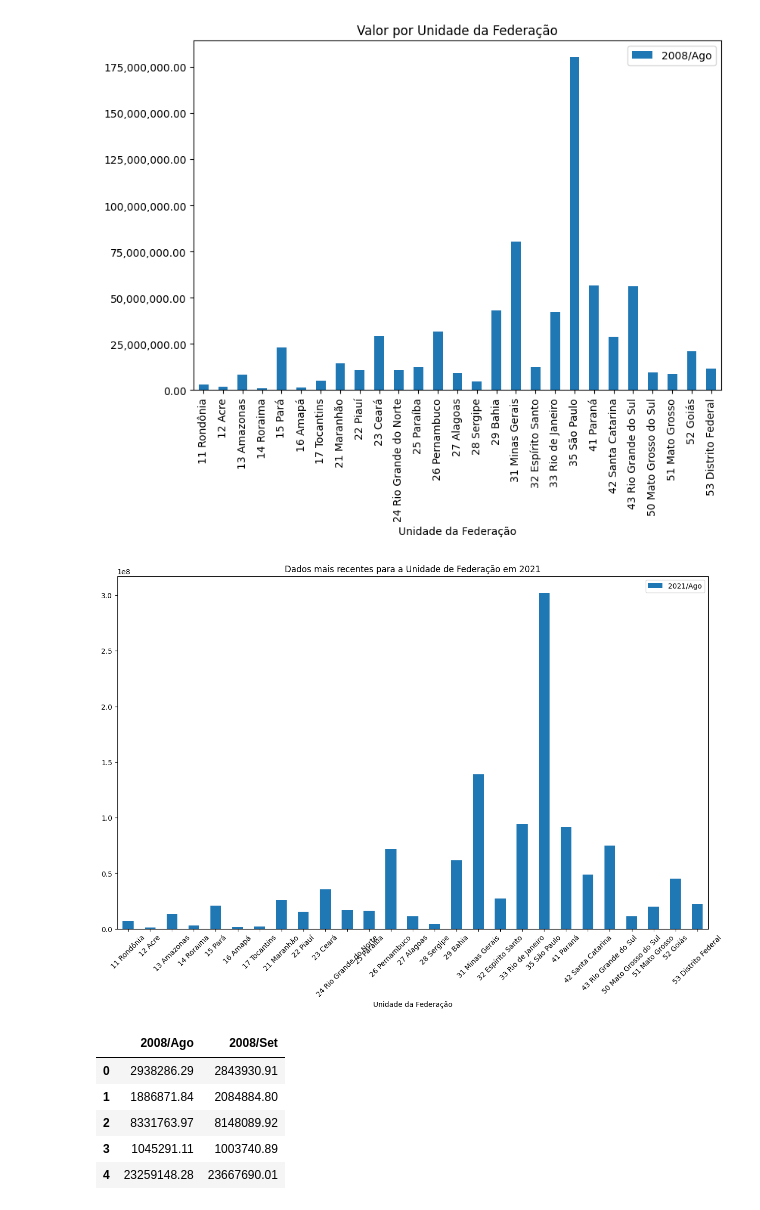
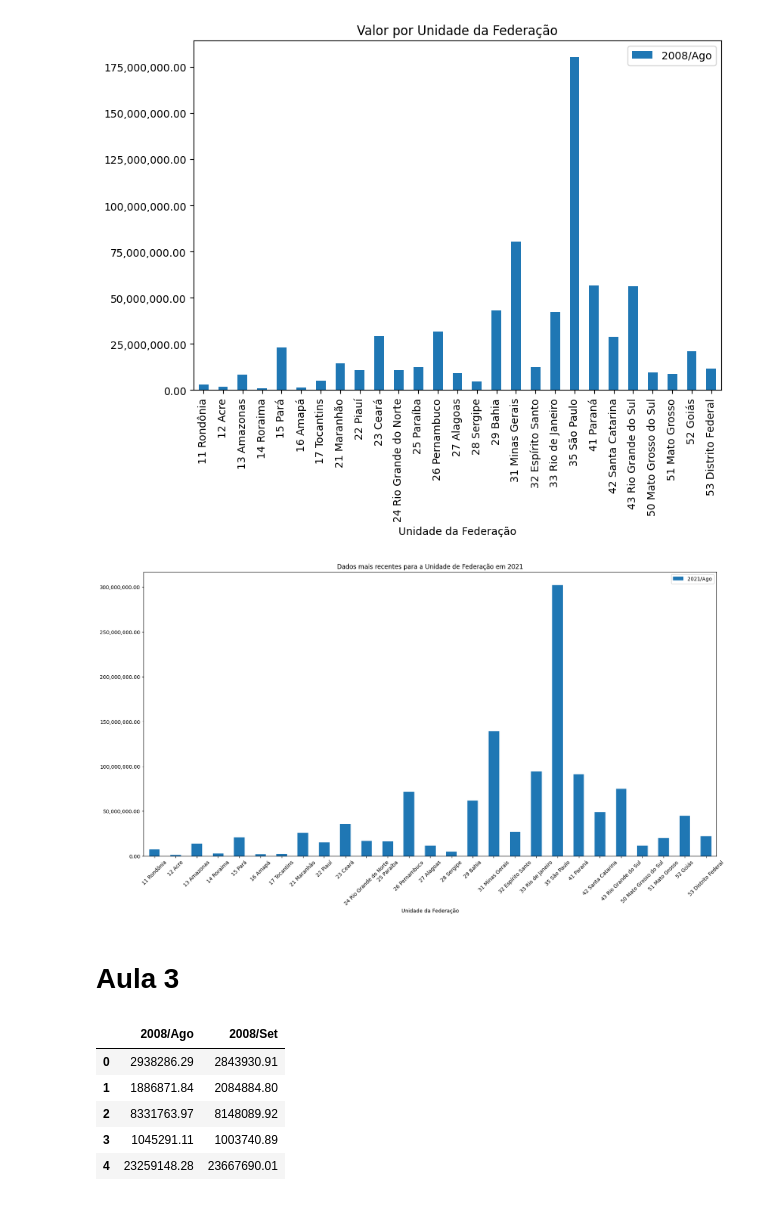
Before and after one commit to DevzsJhonny/Colab_notebooks, a Jupyter notebook: Produção_Hospitalar_Aula_5.ipynb, the cells around one changed output. Saved outputs shown, nothing was run; the diff lists cells and outputs as text; code cells hidden in the pictures.

```diff
--- a/Produção_Hospitalar_Aula_5.ipynb
+++ b/Produção_Hospitalar_Aula_5.ipynb
@@ -65,16 +89,18 @@ plt.show()
 # %%
 import matplotlib.ticker as ticker
 import matplotlib.pyplot as py
 
-dados.plot(x="Unidade da Federação", y="2021/Ago", kind="bar", figsize=(15,9))
+axis = dados.plot(x="Unidade da Federação", y="2021/Ago", kind="bar", figsize=(20,10))
 axis.yaxis.set_major_formatter(ticker.StrMethodFormatter("{x:,.2f}"))
 
 py.xticks(rotation=45)
 #nessa ordem, se nao o titulo aparecerá erroneamente
 py.title("Dados mais recentes para a Unidade de Federação em 2021")
 py.show()
 # %% [output]
-[figure, old version]
+[figure, new version]
+# %% [markdown]
+# Aula 3
 # %%
 dados[['2008/Ago', '2008/Set']].head()
 # %% [output]
```
Also changed, not shown: parts of 62 cells of this notebook.
